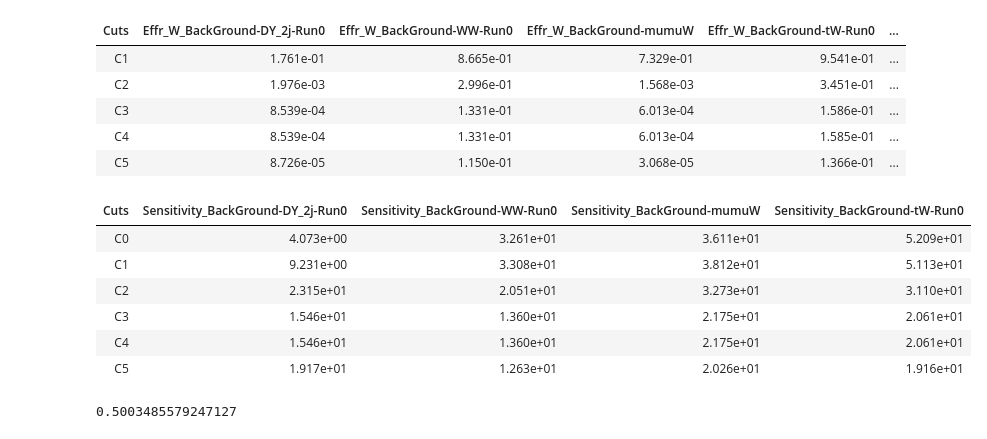
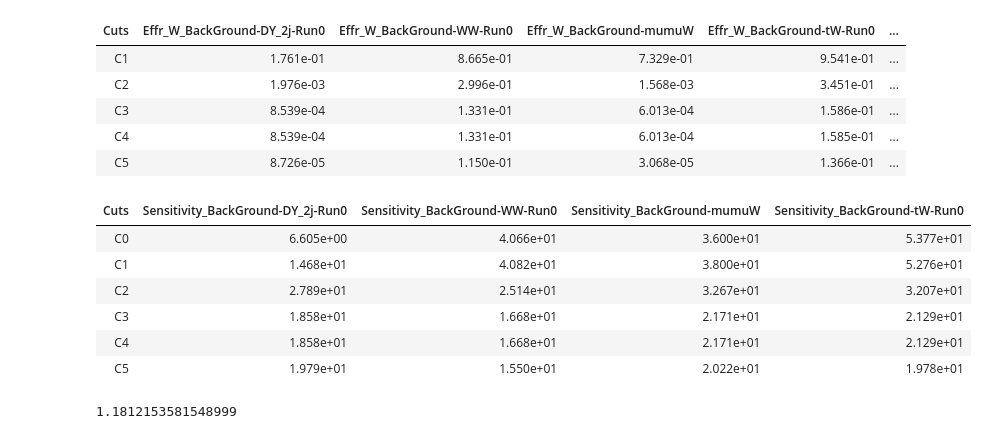
Before and after one commit to casfisica/Analisis_PyRoot, a Jupyter notebook: Analisis_sobre_cortes.ipynb, the cells around one changed output. Saved outputs shown, nothing was run; the diff lists cells and outputs as text; code cells hidden in the pictures.

```diff
--- a/Analisis_sobre_cortes.ipynb
+++ b/Analisis_sobre_cortes.ipynb
@@ -27,3 +18,12 @@ Cross_Sections={'Sig_WW_13TeV':Sig_WW_13TeV,'Sig_tW_13TeV':Sig_tW_13TeV,'Sig_DY_
+# %%
+#Format:
+#Name={'value': , 'stat':  , 'sys': , 'Theo': , 'lum': , 'source': };
+Sig_WW_13TeV={'value': 63.21 , 'stat': 'NA' , 'sys': 'NA'  , 'Theo': 'NA'  , 'lum': 'NA'  , 'source': '<a href="https://">reference</a>'};
+Sig_tW_13TeV={'value': 35.6  , 'stat': 'NA'  , 'sys': 'NA'  , 'Theo': 'NA'  , 'lum': 'NA'  , 'source': '<a href="https://">reference</a>'};
+Sig_DY_13TeV={'value': 437.4686, 'stat': 'NA' , 'sys': 'NA'  , 'Theo': 'NA'  , 'lum': 'NA' , 'source': '<a href="https://">reference</a>'};
+Sig_tt_13TeV={'value': 831.76 , 'stat': 'NA' , 'sys': 'NA' , 'Theo': 'NA'  , 'lum': 'NA' , 'source': '<a href="https://">reference</a>'};
+Sig_WZ_13TeV={'value': 50.6  , 'stat': 'NA' , 'sys': 'NA' , 'Theo': 'NA'  , 'lum': 'NA' , 'source': '<a href="https://">reference</a>'};
+Cross_Sections={'Sig_WW_13TeV':Sig_WW_13TeV,'Sig_tW_13TeV':Sig_tW_13TeV,'Sig_DY_13TeV':Sig_DY_13TeV,'Sig_tt_13TeV':Sig_tt_13TeV,'Sig_WZ_13TeV':Sig_WZ_13TeV};
 # %% [markdown]
 ## Branching Ratios
 # %%
@@ -309,7 +309,7 @@ for entry in signal.keys():
     for i in signal[entry].keys():
         wN1=wNorm(lum, signal[entry]['C0'] , ALL_Cross_Sections[entry]);
         wN2=wNorm(lum, signal[entry]['C0'] , ALL_Cross_Sections[entry]);
-        EffCut[i] = (1.0*signal[entry][i]*wN1)/(1.0*signal[entry]['C0']*wN2);
+        EffCut[i] = (1.0*signal[entry][i]*wN1)/(1.0*signal[entry]['C0']*wN1);
     EffA_W['EffA_W_'+entry] = EffCut;
 # %%
 TABLA(EffA_W)
@@ -363,16 +364,16 @@ for entry in a:
     ZW["Sensitivity_"+entry] = Zi;
 ZZW = (0.1*signal['Signal_2j_mu-nu-Run0']['C5']*wN1)/(math.sqrt((0.1*signal['Signal_2j_mu-nu-Run0']['C5']*wN1)+B));
 # %%
-TABLA(Z)
+TABLA(ZW)
 # %% [output]
 | Cuts | Sensitivity_BackGround-DY_2j-Run0 | Sensitivity_BackGround-WW-Run0 | Sensitivity_BackGround-mumuW | Sensitivity_BackGround-tW-Run0 |
-| C0 | 4.073e+00 | 3.261e+01 | 3.611e+01 | 5.209e+01 |
-| C1 | 9.231e+00 | 3.308e+01 | 3.812e+01 | 5.113e+01 |
-| C2 | 2.315e+01 | 2.051e+01 | 3.273e+01 | 3.110e+01 |
-| C3 | 1.546e+01 | 1.360e+01 | 2.175e+01 | 2.061e+01 |
-| C4 | 1.546e+01 | 1.360e+01 | 2.175e+01 | 2.061e+01 |
-| C5 | 1.917e+01 | 1.263e+01 | 2.026e+01 | 1.916e+01 |
+| C0 | 6.605e+00 | 4.066e+01 | 3.600e+01 | 5.377e+01 |
+| C1 | 1.468e+01 | 4.082e+01 | 3.800e+01 | 5.276e+01 |
+| C2 | 2.789e+01 | 2.514e+01 | 3.267e+01 | 3.207e+01 |
+| C3 | 1.858e+01 | 1.668e+01 | 2.171e+01 | 2.129e+01 |
+| C4 | 1.858e+01 | 1.668e+01 | 2.171e+01 | 2.129e+01 |
+| C5 | 1.979e+01 | 1.550e+01 | 2.022e+01 | 1.978e+01 |
-# %%
-ZZ
-# %% [output]
-0.5003485579247127
+# %%
+ZZW
+# %% [output]
+1.1812153581548999
```
Also changed, not shown: parts of 4 cells of this notebook.
